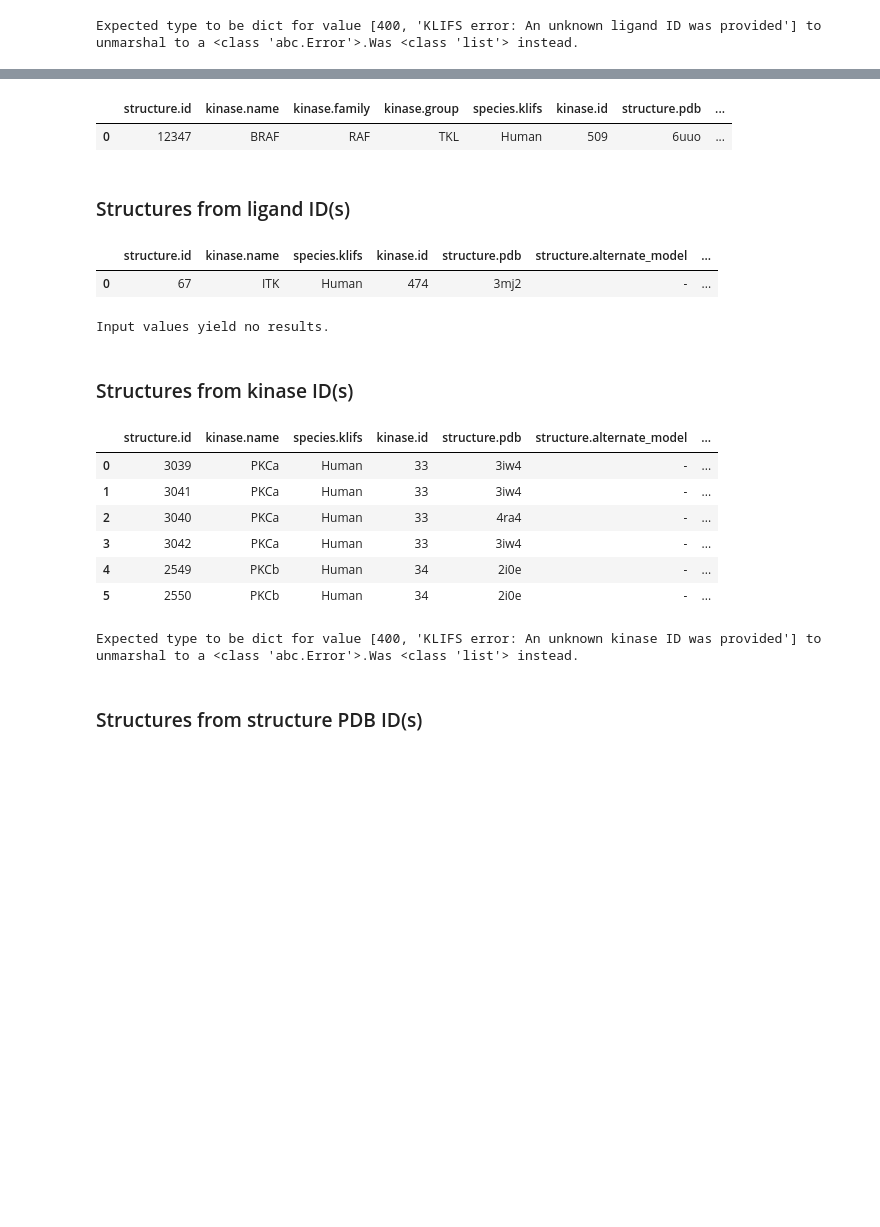
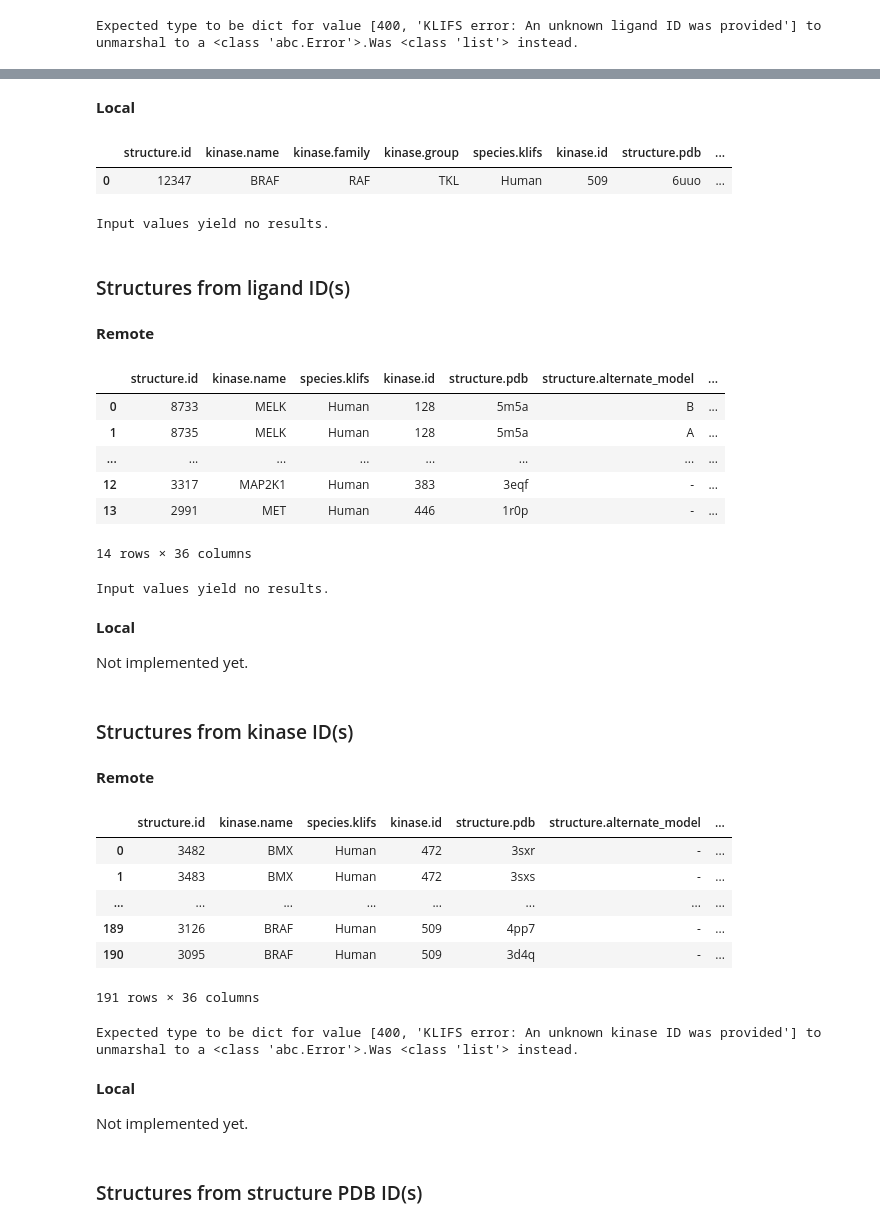
Before and after one commit to volkamerlab/opencadd, a Jupyter notebook: docs/tutorials/databases_klifs.ipynb, the cells around one changed output, grey strips where cells are left out. Cells and saved outputs as stored; diff of their text form; code cells hidden in the pictures; blank space fills up the shorter version.

```diff
--- a/docs/tutorials/databases_klifs.ipynb
+++ b/docs/tutorials/databases_klifs.ipynb
@@ -31,2 +40,4 @@ KLIFS_CLIENT = SwaggerClient.from_url(
 from rdkit.Chem import Draw
 from rdkit.Chem.Draw import IPythonConsole
+# %%
+pd.set_option("display.max_rows", 5)
@@ -653,15 +508,31 @@ remote.structures.from_structure_ids(12347)
+# %% [markdown]
+__Local__
 # %%
 local.structures.from_structure_ids(12347)
 # %% [output]
 |  | structure.id | kinase.name | kinase.family | kinase.group | species.klifs | kinase.id | structure.pdb | ... |
 | 0 | 12347 | BRAF | RAF | TKL | Human | 509 | 6uuo | ... |
+# %%
+try:
+    local.structures.from_structure_ids(100000)
+except ValueError as e:
+    print(e)
+# %% [output]
+Input values yield no results.
 # %% [markdown]
 ### Structures from ligand ID(s)
+# %% [markdown]
+__Remote__
 # %%
-remote.structures.from_ligand_ids(33)
+remote.structures.from_ligand_ids([100, 200, 10000])
 # %% [output]
 |  | structure.id | kinase.name | species.klifs | kinase.id | structure.pdb | structure.alternate_model | ... |
-| 0 | 67 | ITK | Human | 474 | 3mj2 | - | ... |
+| 0 | 8733 | MELK | Human | 128 | 5m5a | B | ... |
+| 1 | 8735 | MELK | Human | 128 | 5m5a | A | ... |
+| ... | ... | ... | ... | ... | ... | ... | ... |
+| 12 | 3317 | MAP2K1 | Human | 383 | 3eqf | - | ... |
+| 13 | 2991 | MET | Human | 446 | 1r0p | - | ... |
+14 rows × 36 columns
 # %%
 try:
     remote.structures.from_ligand_ids(10000)
@@ -669,18 +540,24 @@ except ValueError as e:
     print(e)
 # %% [output]
 Input values yield no results.
+# %% [markdown]
+__Local__
+
+Not implemented yet.
 # %% [markdown]
 ### Structures from kinase ID(s)
+# %% [markdown]
+__Remote__
 # %%
-remote.structures.from_kinase_ids([33, 34])
+remote.structures.from_kinase_ids([472, 509, 10000])
 # %% [output]
 |  | structure.id | kinase.name | species.klifs | kinase.id | structure.pdb | structure.alternate_model | ... |
-| 0 | 3039 | PKCa | Human | 33 | 3iw4 | - | ... |
-| 1 | 3041 | PKCa | Human | 33 | 3iw4 | - | ... |
-| 2 | 3040 | PKCa | Human | 33 | 4ra4 | - | ... |
-| 3 | 3042 | PKCa | Human | 33 | 3iw4 | - | ... |
-| 4 | 2549 | PKCb | Human | 34 | 2i0e | - | ... |
-| 5 | 2550 | PKCb | Human | 34 | 2i0e | - | ... |
+| 0 | 3482 | BMX | Human | 472 | 3sxr | - | ... |
+| 1 | 3483 | BMX | Human | 472 | 3sxs | - | ... |
+| ... | ... | ... | ... | ... | ... | ... | ... |
+| 189 | 3126 | BRAF | Human | 509 | 4pp7 | - | ... |
+| 190 | 3095 | BRAF | Human | 509 | 3d4q | - | ... |
+191 rows × 36 columns
 # %%
 try:
     remote.structures.from_kinase_ids(10000)
@@ -688,5 +565,9 @@ except SwaggerMappingError as e:
     print(e)
 # %% [output]
 Expected type to be dict for value [400, 'KLIFS error: An unknown kinase ID was provided'] to unmarshal to a <class 'abc.Error'>.Was <class 'list'> instead.
+# %% [markdown]
+__Local__
+
+Not implemented yet.
 # %% [markdown]
 ### Structures from structure PDB ID(s)
```
Also changed, not shown: parts of 277 cells of this notebook.
